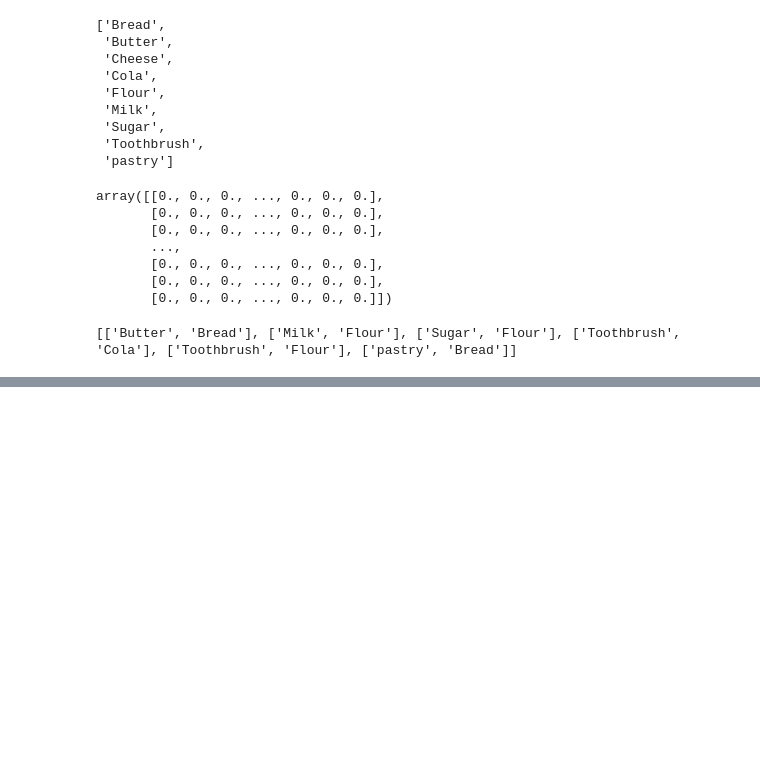
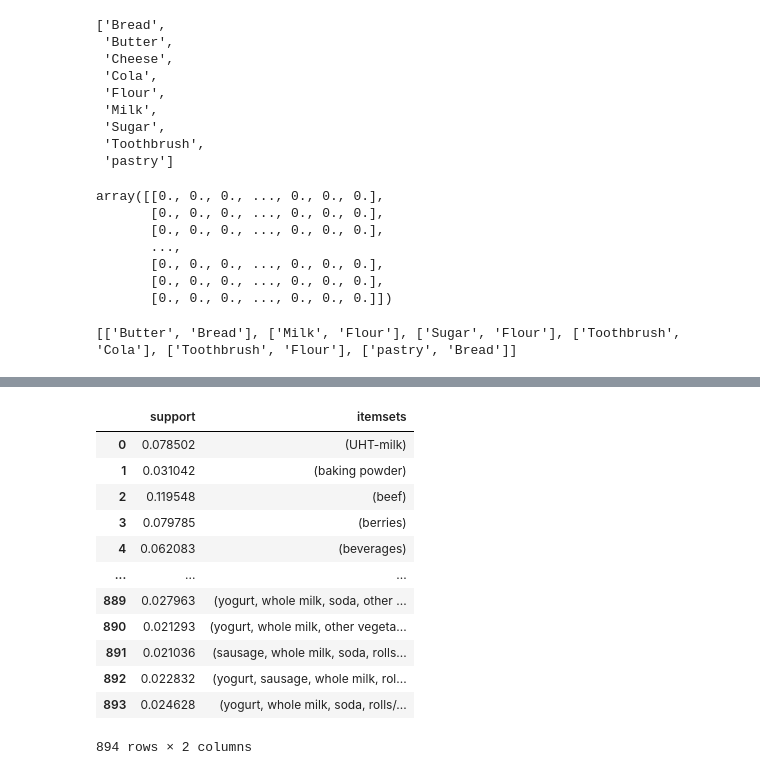
Before and after one commit to tinghui8576/DTU02807_Computational-Tools-for-Data-Science, a Jupyter notebook: Exc5/excercise.ipynb, the cells around one changed output, grey strips where cells are left out. Cells and saved outputs as stored; diff of their text form; code cells hidden in the pictures; blank space fills up the shorter version.

```diff
--- a/Exc5/excercise.ipynb
+++ b/Exc5/excercise.ipynb
@@ -83,0 +147,18 @@ print(pair_item)
+# %%
+from mlxtend.frequent_patterns import apriori
+
+apriori(df, min_support=0.02, use_colnames=True)
+# %% [output]
+|  | support | itemsets |
+| 0 | 0.078502 | (UHT-milk) |
+| 1 | 0.031042 | (baking powder) |
+| 2 | 0.119548 | (beef) |
+| 3 | 0.079785 | (berries) |
+| 4 | 0.062083 | (beverages) |
+| ... | ... | ... |
+| 889 | 0.027963 | (yogurt, whole milk, soda, other ... |
+| 890 | 0.021293 | (yogurt, whole milk, other vegeta... |
+| 891 | 0.021036 | (sausage, whole milk, soda, rolls... |
+| 892 | 0.022832 | (yogurt, sausage, whole milk, rol... |
+| 893 | 0.024628 | (yogurt, whole milk, soda, rolls/... |
+894 rows × 2 columns
```
Also changed, not shown: parts of 5 cells of this notebook, 3 other files.
